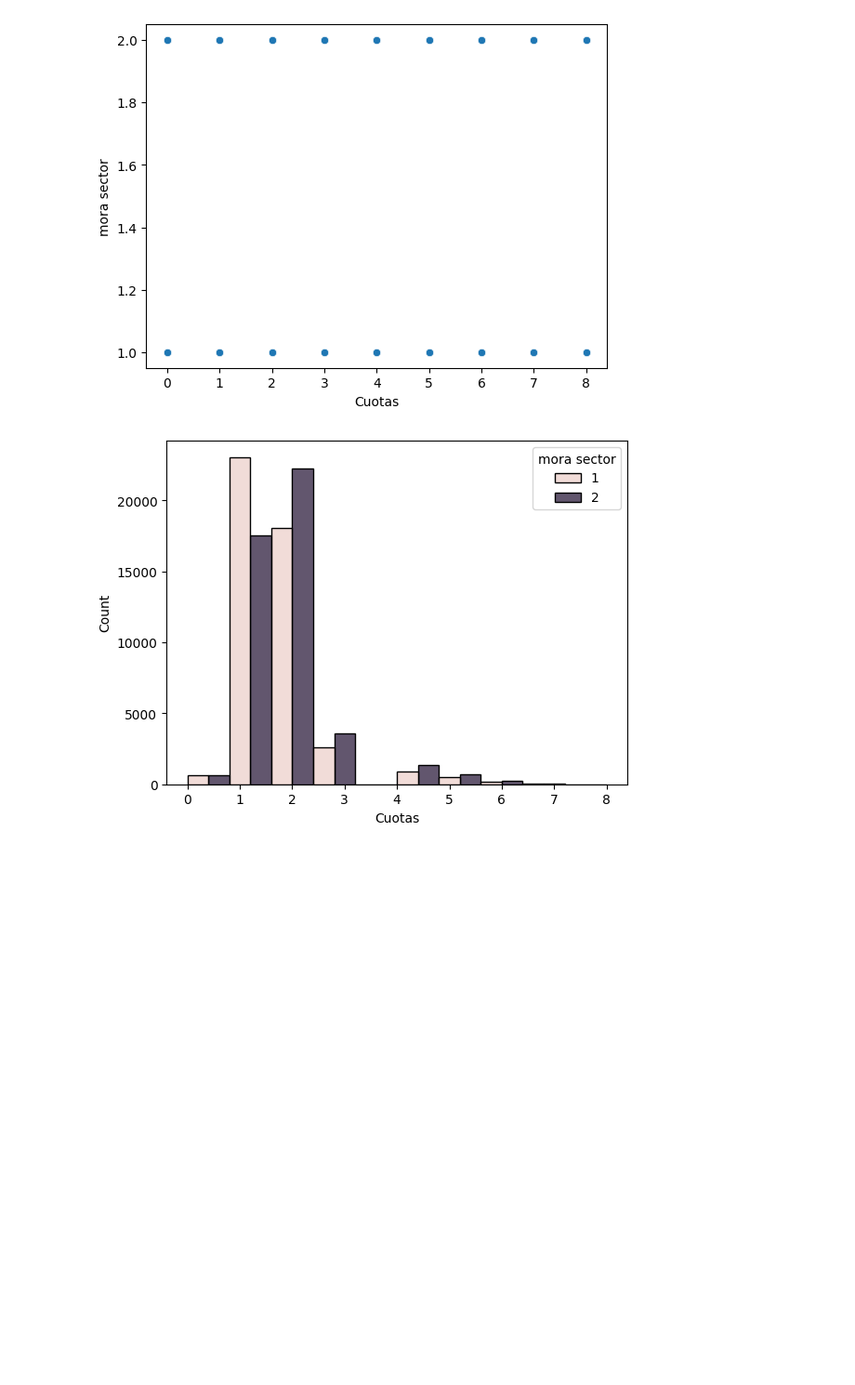
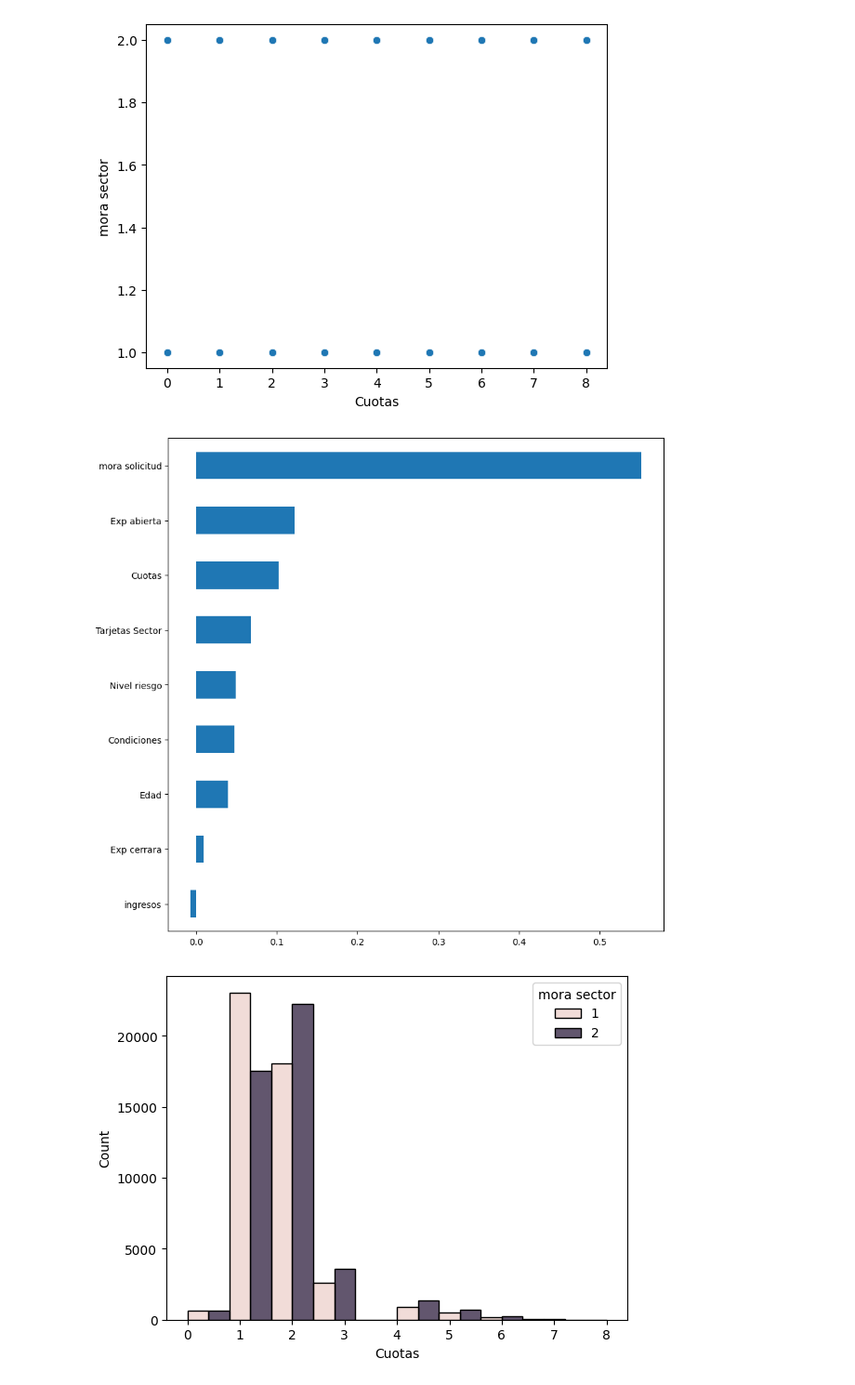
Before and after one commit to aljegoram/AnalisisDatos, a Jupyter notebook: Taller_1,_2_y_3_Análisis_de_Datos.ipynb, the cells around one changed output. Shown at 93% size. Cells and saved outputs as stored; diff of their text form; code cells hidden in the pictures; blank space fills up the shorter version.

```diff
--- a/Taller_1,_2_y_3_Análisis_de_Datos.ipynb
+++ b/Taller_1,_2_y_3_Análisis_de_Datos.ipynb
@@ -441,6 +482,13 @@ sns.scatterplot (x="Cuotas",y="mora sector",data=df)
 plt.show()
 # %% [output]
 [figure]
+# %%
+#Crea un gráfico de barras horizontales que muestra las correlaciones de las variables del DataFrame df_clean con respecto a la columna "mora_sector".
+plt.figure(figsize=(10, 10))
+df.corr()['mora sector'].sort_values().head(len(df.columns))[:-1].plot.barh()
+plt.show()
+# %% [output]
+[figure, added]
 # %%
 ## Histograma comparativo
 
```
Also changed, not shown: parts of 4 cells of this notebook.
